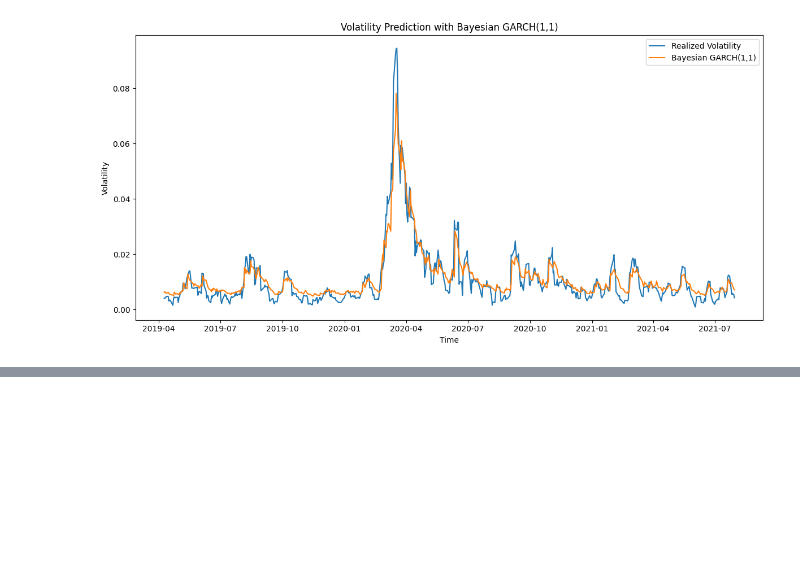
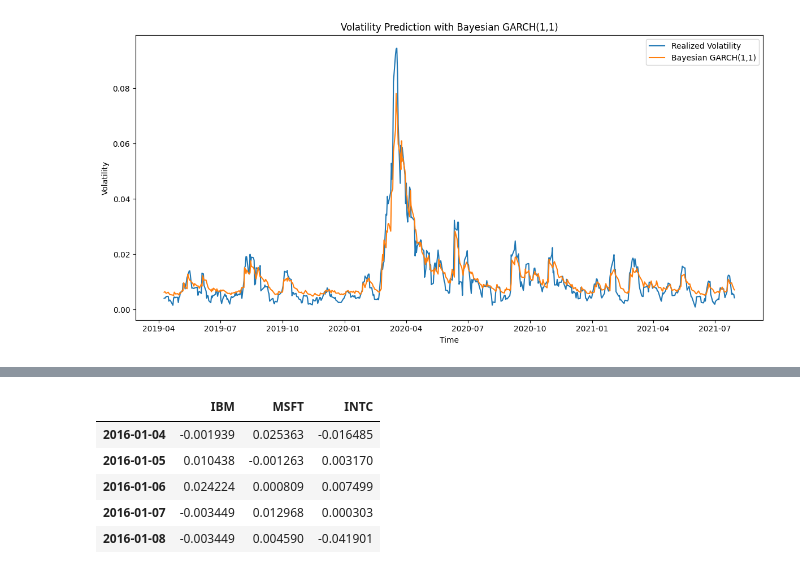
Before and after one commit to rifat01-rahman/Timse_Series_forecasting-, a Jupyter notebook: Chapter_1_Fundamentals_of_Risk_Management.ipynb, the cells around one changed output, grey strips where cells are left out. Drawn from its saved outputs; the diff is of its cells as text; code cells hidden in the pictures; blank space fills up the shorter version.

```diff
--- a/Chapter_1_Fundamentals_of_Risk_Management.ipynb
+++ b/Chapter_1_Fundamentals_of_Risk_Management.ipynb
@@ -2495,0 +2619,11 @@ RMSE of Bayesian GARCH(1,1): 0.003925
+# %%
+stocks_returns	=	(np.log(stocks)	-	np.log(stocks.shift(1))).dropna()
+# %%
+stocks_returns.head( )
+# %% [output]
+|  | IBM | MSFT | INTC |
+| 2016-01-04 | -0.001939 | 0.025363 | -0.016485 |
+| 2016-01-05 | 0.010438 | -0.001263 | 0.003170 |
+| 2016-01-06 | 0.024224 | 0.000809 | 0.007499 |
+| 2016-01-07 | -0.003449 | 0.012968 | 0.000303 |
+| 2016-01-08 | -0.003449 | 0.004590 | -0.041901 |
```
Also changed, not shown: parts of 4 cells of this notebook.
